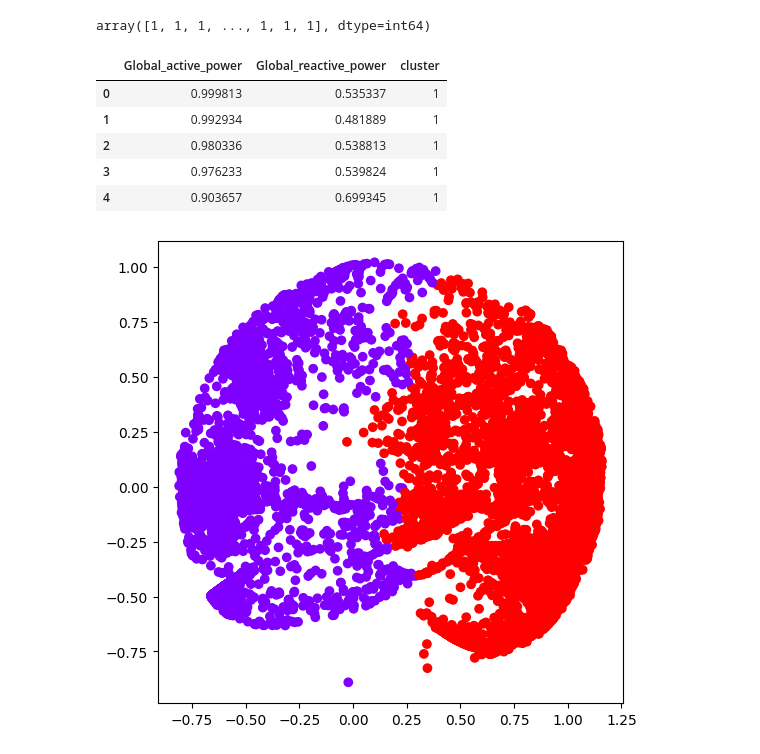
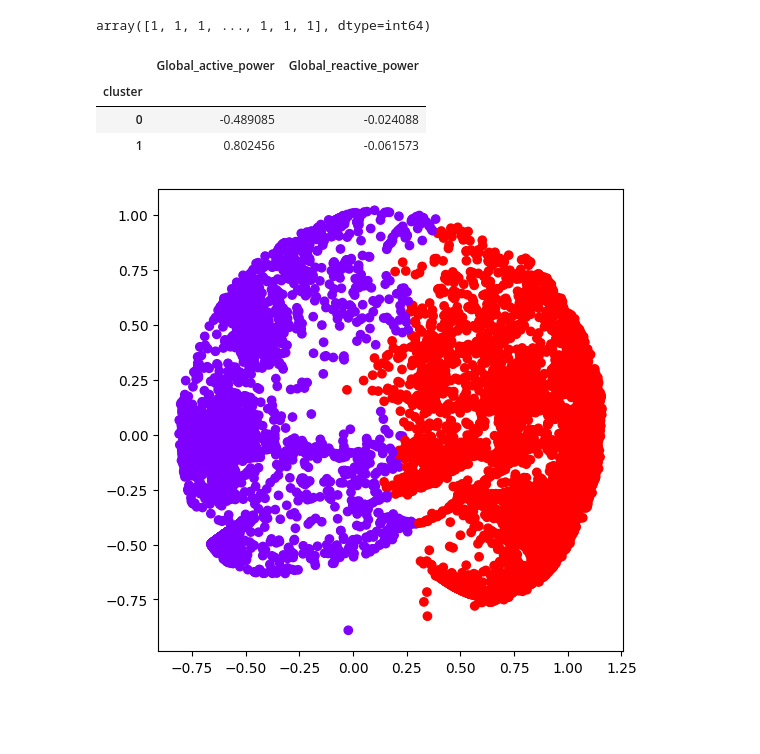
Before and after one commit to dagdo03/clustering_machine_learning, a Jupyter notebook: Agglomerative_Clustering.ipynb, the cells around one changed output. Drawn from its saved outputs; the diff is of its cells as text; code cells hidden in the pictures; blank space fills up the shorter version.

```diff
--- a/agglomerative.ipynb
+++ b/Agglomerative_Clustering.ipynb
@@ -119,14 +119,12 @@ array([1, 1, 1, ..., 1, 1, 1], dtype=int64)
 # %%
 ac_result = X_principal[:10000].copy()
 ac_result["cluster"] = ac.labels_
-ac_result.head()
+ac_result.groupby("cluster").mean()
 # %% [output]
-|  | Global_active_power | Global_reactive_power | cluster |
-| 0 | 0.999813 | 0.535337 | 1 |
-| 1 | 0.992934 | 0.481889 | 1 |
-| 2 | 0.980336 | 0.538813 | 1 |
-| 3 | 0.976233 | 0.539824 | 1 |
-| 4 | 0.903657 | 0.699345 | 1 |
+|  | Global_active_power | Global_reactive_power |
+| cluster |  |  |
+| 0 | -0.489085 | -0.024088 |
+| 1 | 0.802456 | -0.061573 |
 # %%
 
 # Visualizing the clustering
```
Also changed, not shown: parts of 2 cells of this notebook.
